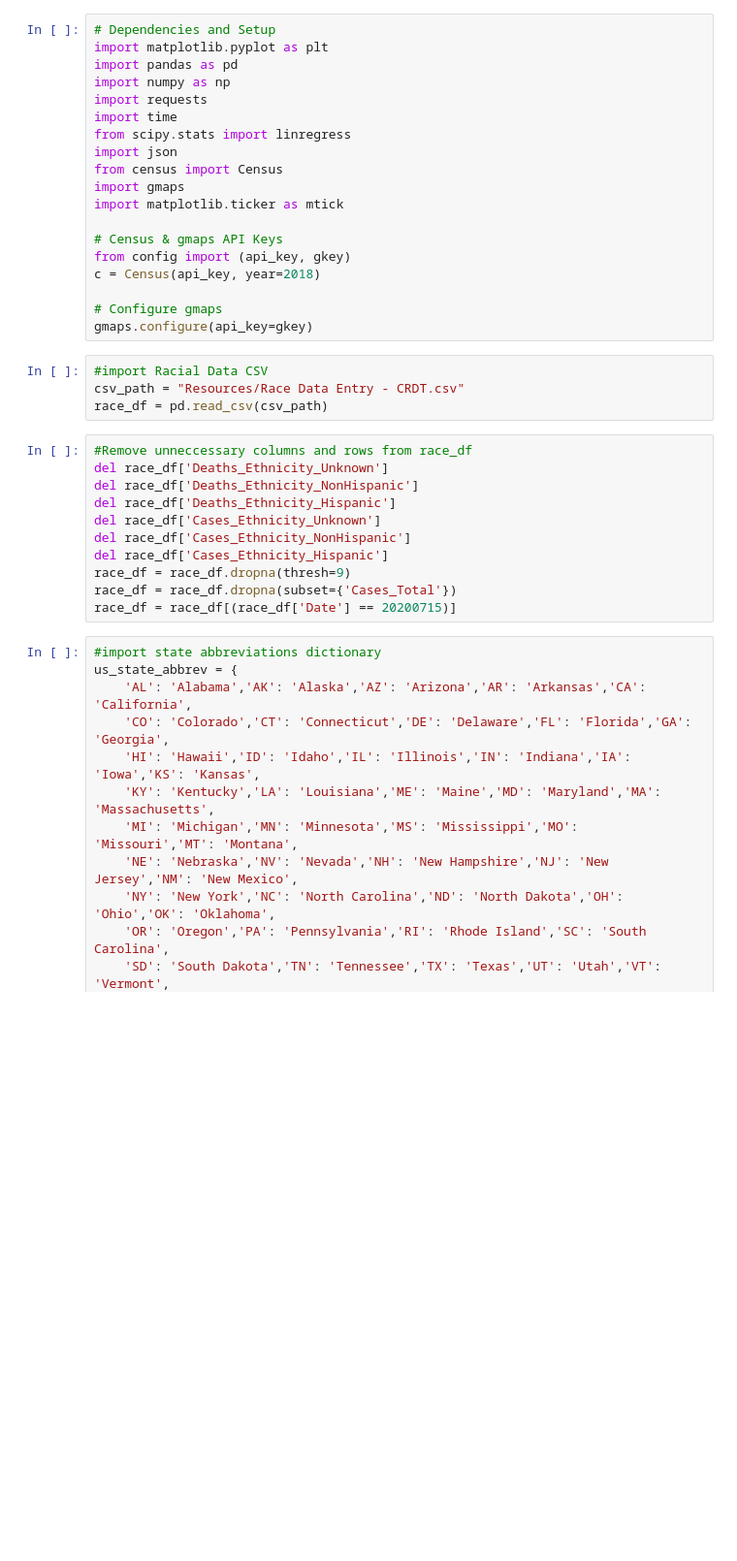
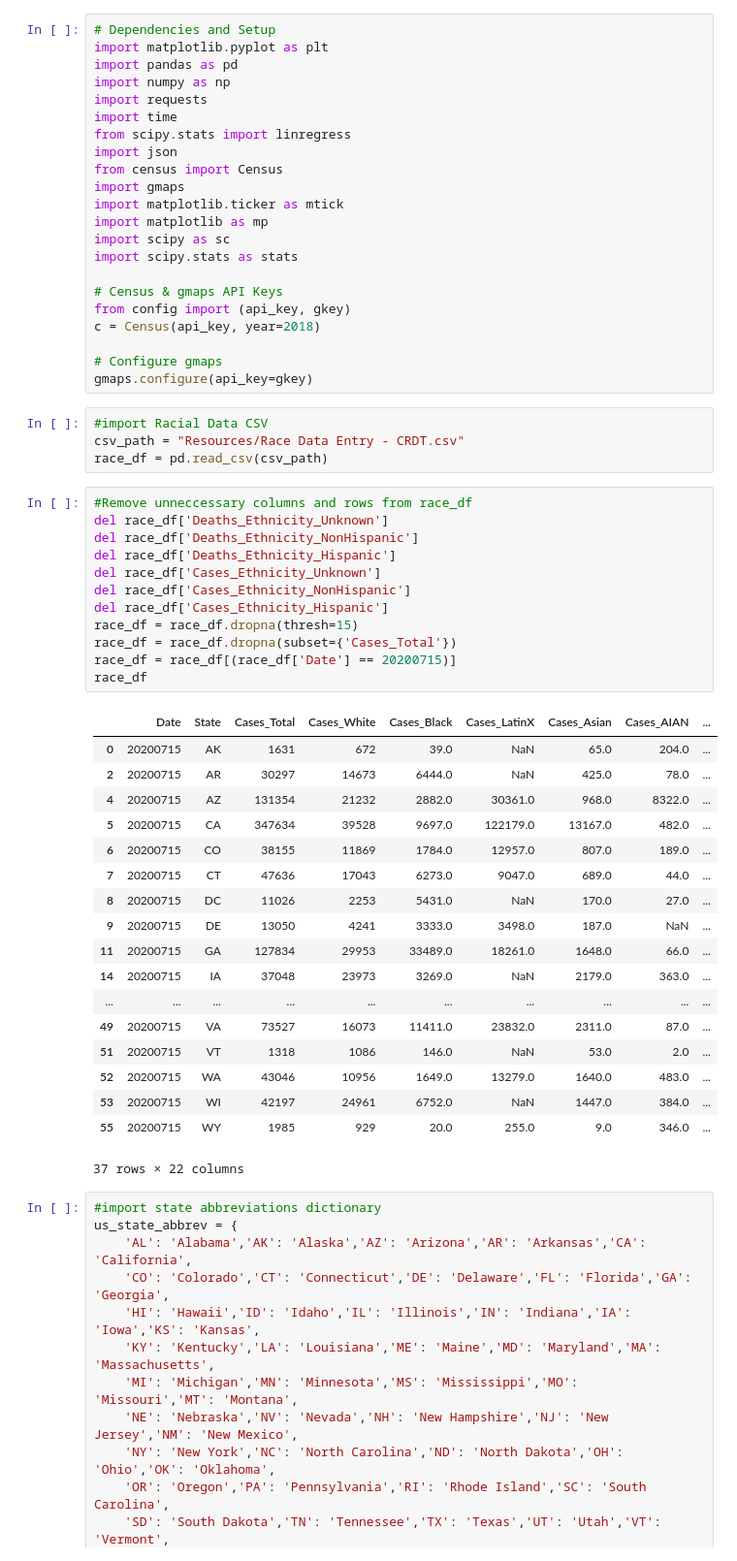
Before and after one commit to MBoerenko/Project1, a Jupyter notebook: CleanUp.ipynb, the cells around one changed output. Shown at 97% size. Saved outputs shown, nothing was run; the diff lists cells and outputs as text; blank space fills up the shorter version.

```diff
--- a/CleanUp.ipynb
+++ b/CleanUp.ipynb
@@ -10,6 +10,9 @@ import json
 from census import Census
 import gmaps
 import matplotlib.ticker as mtick
+import matplotlib as mp
+import scipy as sc
+import scipy.stats as stats
 
 # Census & gmaps API Keys
 from config import (api_key, gkey)
@@ -24,14 +27,34 @@ race_df = pd.read_csv(csv_path)
 # %%
 #Remove unneccessary columns and rows from race_df
 del race_df['Deaths_Ethnicity_Unknown']
 del race_df['Deaths_Ethnicity_NonHispanic']
 del race_df['Deaths_Ethnicity_Hispanic']
 del race_df['Cases_Ethnicity_Unknown']
 del race_df['Cases_Ethnicity_NonHispanic']
 del race_df['Cases_Ethnicity_Hispanic']
-race_df = race_df.dropna(thresh=9)
+race_df = race_df.dropna(thresh=15)
 race_df = race_df.dropna(subset={'Cases_Total'})
 race_df = race_df[(race_df['Date'] == 20200715)]
+race_df
+# %% [output]
+|  | Date | State | Cases_Total | Cases_White | Cases_Black | Cases_LatinX | Cases_Asian | Cases_AIAN | ... |
+| 0 | 20200715 | AK | 1631 | 672 | 39.0 | NaN | 65.0 | 204.0 | ... |
+| 2 | 20200715 | AR | 30297 | 14673 | 6444.0 | NaN | 425.0 | 78.0 | ... |
+| 4 | 20200715 | AZ | 131354 | 21232 | 2882.0 | 30361.0 | 968.0 | 8322.0 | ... |
+| 5 | 20200715 | CA | 347634 | 39528 | 9697.0 | 122179.0 | 13167.0 | 482.0 | ... |
+| 6 | 20200715 | CO | 38155 | 11869 | 1784.0 | 12957.0 | 807.0 | 189.0 | ... |
+| 7 | 20200715 | CT | 47636 | 17043 | 6273.0 | 9047.0 | 689.0 | 44.0 | ... |
+| 8 | 20200715 | DC | 11026 | 2253 | 5431.0 | NaN | 170.0 | 27.0 | ... |
+| 9 | 20200715 | DE | 13050 | 4241 | 3333.0 | 3498.0 | 187.0 | NaN | ... |
+| 11 | 20200715 | GA | 127834 | 29953 | 33489.0 | 18261.0 | 1648.0 | 66.0 | ... |
+| 14 | 20200715 | IA | 37048 | 23973 | 3269.0 | NaN | 2179.0 | 363.0 | ... |
+| ... | ... | ... | ... | ... | ... | ... | ... | ... | ... |
+| 49 | 20200715 | VA | 73527 | 16073 | 11411.0 | 23832.0 | 2311.0 | 87.0 | ... |
+| 51 | 20200715 | VT | 1318 | 1086 | 146.0 | NaN | 53.0 | 2.0 | ... |
+| 52 | 20200715 | WA | 43046 | 10956 | 1649.0 | 13279.0 | 1640.0 | 483.0 | ... |
+| 53 | 20200715 | WI | 42197 | 24961 | 6752.0 | NaN | 1447.0 | 384.0 | ... |
+| 55 | 20200715 | WY | 1985 | 929 | 20.0 | 255.0 | 9.0 | 346.0 | ... |
+37 rows × 22 columns
 # %%
 #import state abbreviations dictionary
 us_state_abbrev = {
```
Also changed, not shown: parts of 13 cells of this notebook, 4 other files.
